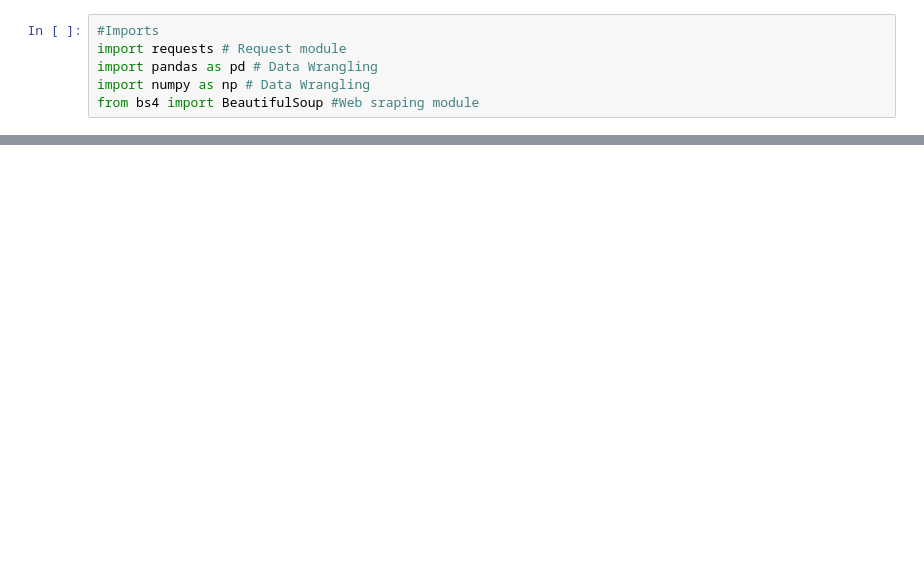
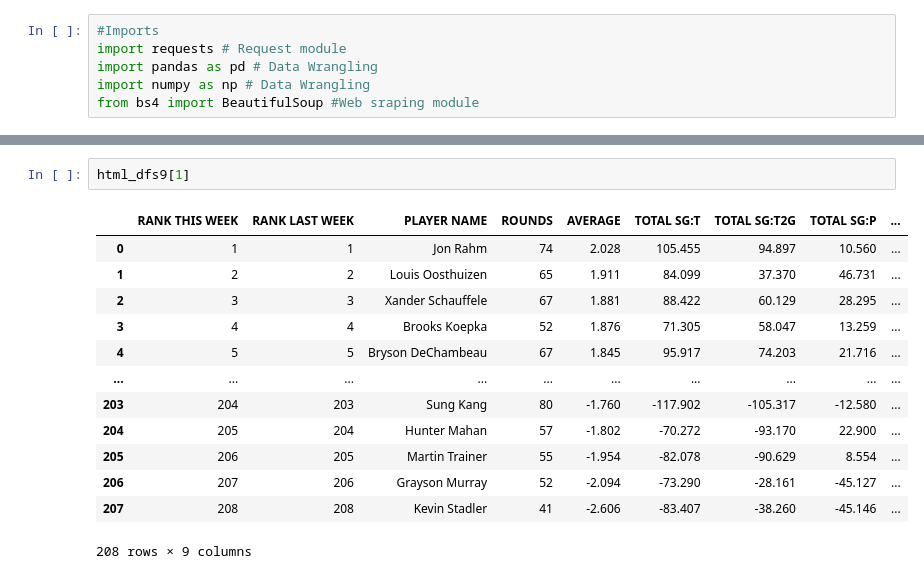
Before and after one commit to asval211/pga_golf_dataset, a Jupyter notebook: notebooks/exploratory/Cameron/Data Scraping.ipynb, the cells around one changed output, grey strips where cells are left out. Saved outputs shown, nothing was run; the diff lists cells and outputs as text; blank space fills up the shorter version.

```diff
--- a/notebooks/exploratory/Cameron/Data Scraping.ipynb
+++ b/notebooks/exploratory/Cameron/Data Scraping.ipynb
@@ -187,0 +162,16 @@ conn.close()
+# %%
+html_dfs9[1]
+# %% [output]
+|  | RANK THIS WEEK | RANK LAST WEEK | PLAYER NAME | ROUNDS | AVERAGE | TOTAL SG:T | TOTAL SG:T2G | TOTAL SG:P | ... |
+| 0 | 1 | 1 | Jon Rahm | 74 | 2.028 | 105.455 | 94.897 | 10.560 | ... |
+| 1 | 2 | 2 | Louis Oosthuizen | 65 | 1.911 | 84.099 | 37.370 | 46.731 | ... |
+| 2 | 3 | 3 | Xander Schauffele | 67 | 1.881 | 88.422 | 60.129 | 28.295 | ... |
+| 3 | 4 | 4 | Brooks Koepka | 52 | 1.876 | 71.305 | 58.047 | 13.259 | ... |
+| 4 | 5 | 5 | Bryson DeChambeau | 67 | 1.845 | 95.917 | 74.203 | 21.716 | ... |
+| ... | ... | ... | ... | ... | ... | ... | ... | ... | ... |
+| 203 | 204 | 203 | Sung Kang | 80 | -1.760 | -117.902 | -105.317 | -12.580 | ... |
+| 204 | 205 | 204 | Hunter Mahan | 57 | -1.802 | -70.272 | -93.170 | 22.900 | ... |
+| 205 | 206 | 205 | Martin Trainer | 55 | -1.954 | -82.078 | -90.629 | 8.554 | ... |
+| 206 | 207 | 206 | Grayson Murray | 52 | -2.094 | -73.290 | -28.161 | -45.127 | ... |
+| 207 | 208 | 208 | Kevin Stadler | 41 | -2.606 | -83.407 | -38.260 | -45.146 | ... |
+208 rows × 9 columns
```
Also changed, not shown: parts of 30 cells of this notebook, 1 other file.
